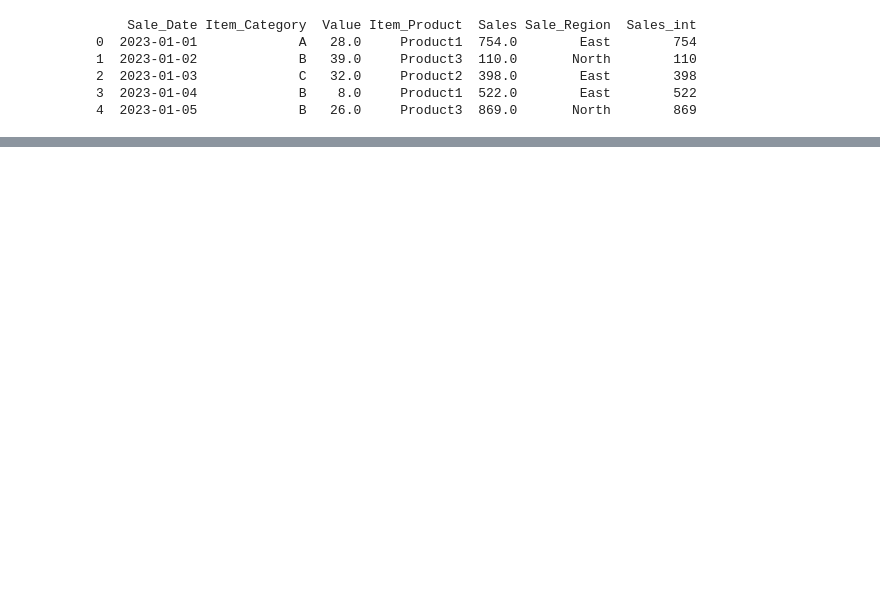
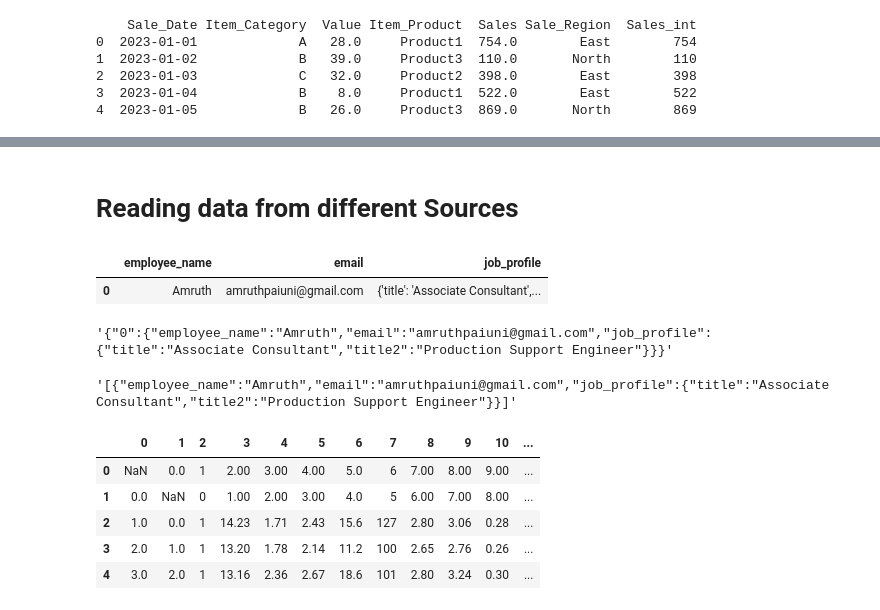
Before and after one commit to Immortal-Pi/Learn_MLOPs, a Jupyter notebook: 1.Python_Basics/pandas.ipynb, the cells around one changed output, grey strips where cells are left out. Cells and saved outputs as stored; diff of their text form; code cells hidden in the pictures; blank space fills up the shorter version.

```diff
--- a/1.Python_Basics/pandas.ipynb
+++ b/1.Python_Basics/pandas.ipynb
@@ -522,0 +639,30 @@ pd.merge(df1,df2, on='Keys',how='inner')
+# %% [markdown]
+# Reading data from different Sources
+# %%
+import pandas as pd
+from io import StringIO
+
+Data = '{"employee_name": "Amruth", "email": "amruthpaiuni@gmail.com", "job_profile": [{"title": "Associate Consultant", "title2": "Production Support Engineer"}]}'
+df=pd.read_json(StringIO(Data))
+df
+# %% [output]
+|  | employee_name | email | job_profile |
+| 0 | Amruth | amruthpaiuni@gmail.com | {'title': 'Associate Consultant',... |
+# %%
+df.to_json(orient='index')
+# %% [output]
+'{"0":{"employee_name":"Amruth","email":"amruthpaiuni@gmail.com","job_profile":{"title":"Associate Consultant","title2":"Production Support Engineer"}}}'
+# %%
+df.to_json(orient='records')
+# %% [output]
+'[{"employee_name":"Amruth","email":"amruthpaiuni@gmail.com","job_profile":{"title":"Associate Consultant","title2":"Production Support Engineer"}}]'
+# %%
+data=pd.read_csv('test_dir/wine.csv',header=None)
+data.head()
+# %% [output]
+|  | 0 | 1 | 2 | 3 | 4 | 5 | 6 | 7 | 8 | 9 | 10 | ... |
+| 0 | NaN | 0.0 | 1 | 2.00 | 3.00 | 4.00 | 5.0 | 6 | 7.00 | 8.00 | 9.00 | ... |
+| 1 | 0.0 | NaN | 0 | 1.00 | 2.00 | 3.00 | 4.0 | 5 | 6.00 | 7.00 | 8.00 | ... |
+| 2 | 1.0 | 0.0 | 1 | 14.23 | 1.71 | 2.43 | 15.6 | 127 | 2.80 | 3.06 | 0.28 | ... |
+| 3 | 2.0 | 1.0 | 1 | 13.20 | 1.78 | 2.14 | 11.2 | 100 | 2.65 | 2.76 | 0.26 | ... |
+| 4 | 3.0 | 2.0 | 1 | 13.16 | 2.36 | 2.67 | 18.6 | 101 | 2.80 | 3.24 | 0.30 | ... |
```
Also changed, not shown: parts of 31 cells of this notebook, 3 other files.
